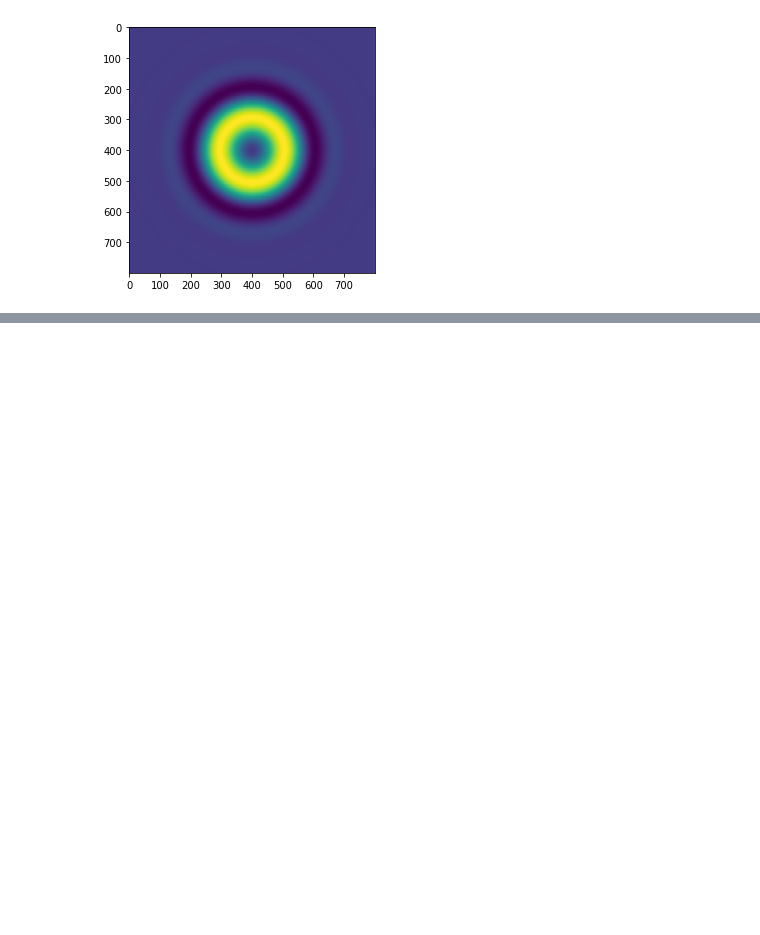
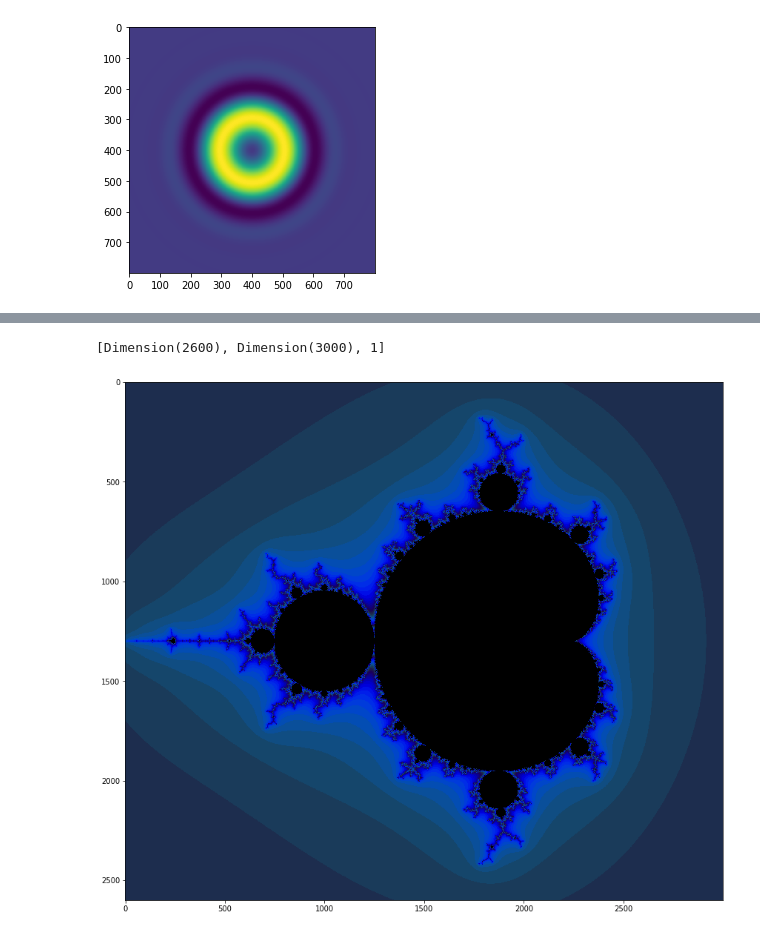
Before and after one commit to vabbosh/fractals, a Jupyter notebook: Lab-1.ipynb, the cells around one changed output, grey strips where cells are left out. Cells and saved outputs as stored; diff of their text form; code cells hidden in the pictures; blank space fills up the shorter version.

```diff
--- a/Lab-1.ipynb
+++ b/Lab-1.ipynb
@@ -55,0 +58,3 @@ plt.show()
+# %%
+Y2, X2 = np.mgrid[-1.3:1.3:0.001, -2:1:0.001]
+Z = X2+1j*Y2
@@ -55,0 +65,4 @@ plt.show()
+# %%
+xs_const = tf.constant(Z.astype(np.complex64))
+zs_var = tf.Variable(xs_const)
+ns_var = tf.Variable(tf.zeros_like(xs_const, tf.float32))
@@ -55,0 +80,21 @@ plt.show()
+# %%
+def processFractal(a):
+    """Display an array of iteration counts as a
+    colorful picture of a fractal."""
+    a_cyclic = (6.28*a/20.0).reshape(list(a.shape)+[1])
+    img = np.concatenate([10+20*np.cos(a_cyclic), 30+50*np.sin(a_cyclic), 155-80*np.cos(a_cyclic)], 2)
+    img[a==a.max()] = 0
+    a = img
+    a = np.uint8(np.clip(a, 0, 255))
+    return a
+# %%
+list(ns_var.shape) + [1]
+# %% [output]
+[Dimension(2600), Dimension(3000), 1]
+# %%
+fig = plt.figure(figsize=(16,10))
+plt.imshow(processFractal(ns_var.eval()))
+plt.tight_layout(pad=0)
+plt.show()
+# %% [output]
+[figure, added]
```
Also changed, not shown: parts of 7 cells of this notebook.
